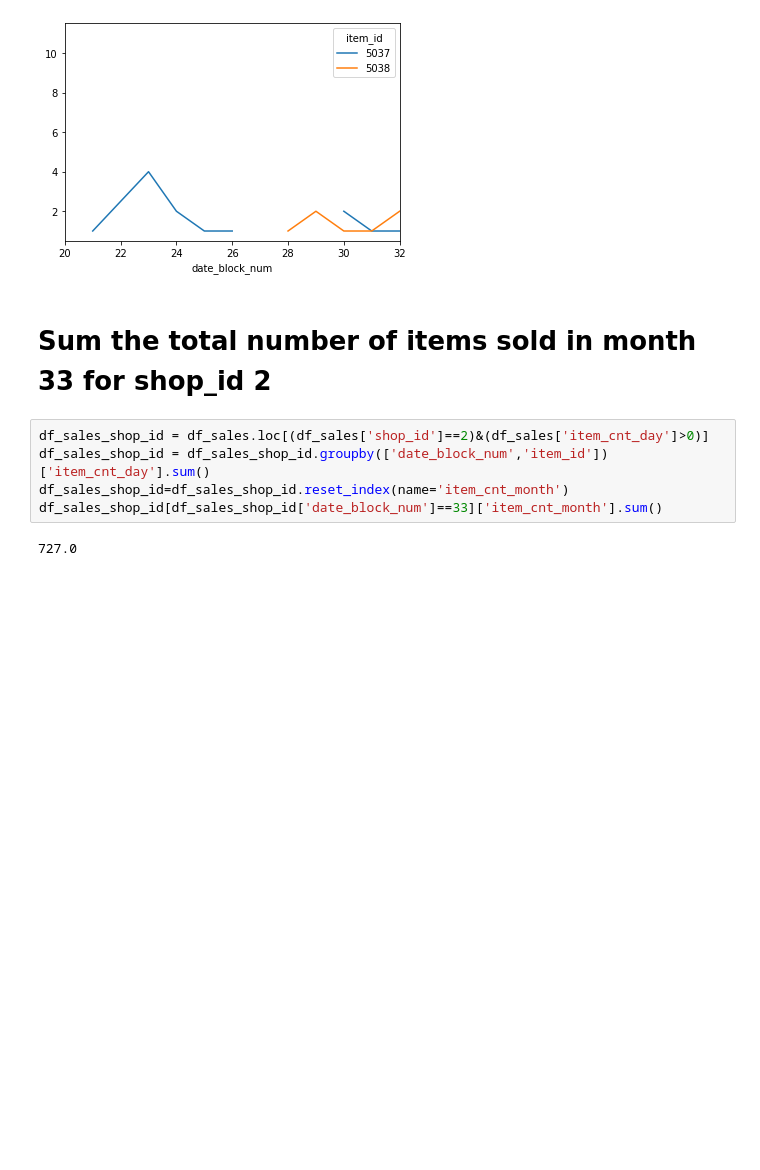
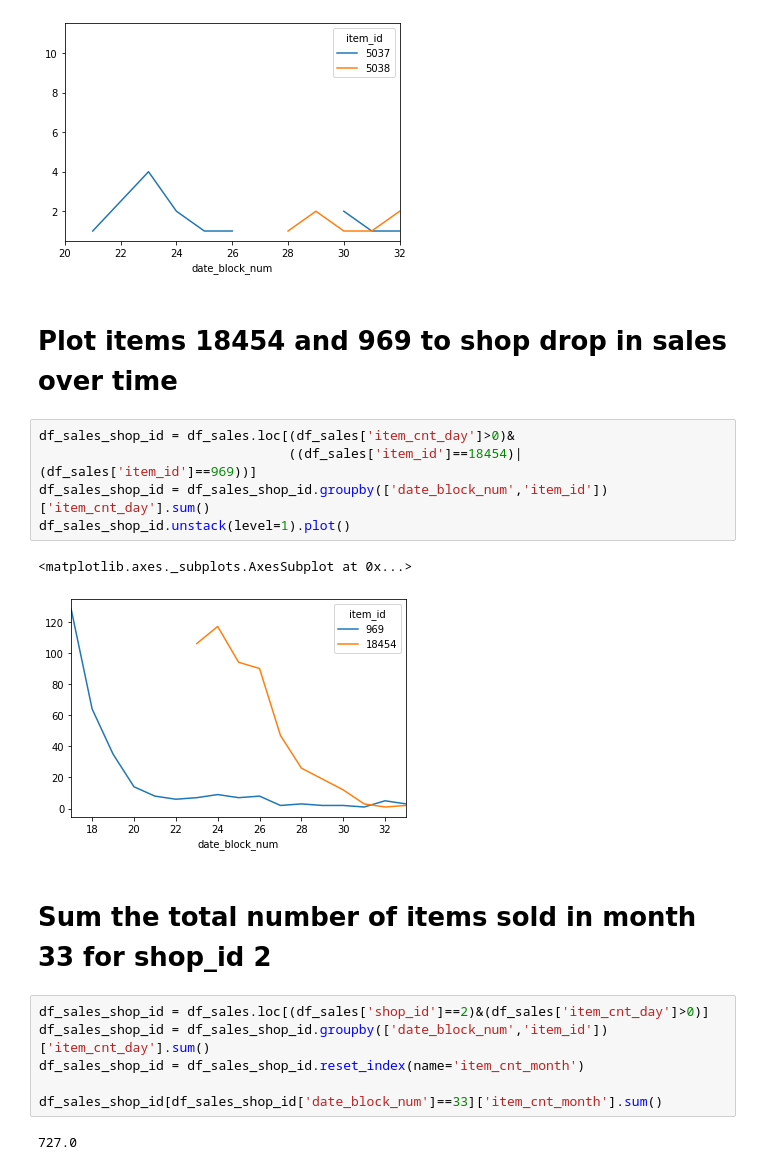
Before and after one commit to much2soft/CEBD1160Project, a Jupyter notebook: Project_ShopId_Items.ipynb, the cells around one changed output. Drawn from its saved outputs; the diff is of its cells as text; blank space fills up the shorter version.

Commit message:
add plots of item_price

```diff
--- a/Project_ShopId_Items.ipynb
+++ b/Project_ShopId_Items.ipynb
@@ -73,12 +73,23 @@ df_sales_shop_id.unstack(level=1).plot()
 # %% [output]
 <matplotlib.axes._subplots.AxesSubplot at 0x...>
 [figure]
+# %% [markdown]
+# Plot items 18454 and 969 to shop drop in sales over time
+# %%
+df_sales_shop_id = df_sales.loc[(df_sales['item_cnt_day']>0)&
+                                ((df_sales['item_id']==18454)|(df_sales['item_id']==969))]
+df_sales_shop_id = df_sales_shop_id.groupby(['date_block_num','item_id'])['item_cnt_day'].sum()
+df_sales_shop_id.unstack(level=1).plot()
+# %% [output]
+<matplotlib.axes._subplots.AxesSubplot at 0x...>
+[figure, added]
 # %% [markdown]
 # Sum the total number of items sold in month 33 for shop_id 2
 # %%
 df_sales_shop_id = df_sales.loc[(df_sales['shop_id']==2)&(df_sales['item_cnt_day']>0)]
 df_sales_shop_id = df_sales_shop_id.groupby(['date_block_num','item_id'])['item_cnt_day'].sum()
-df_sales_shop_id=df_sales_shop_id.reset_index(name='item_cnt_month')
+df_sales_shop_id = df_sales_shop_id.reset_index(name='item_cnt_month')
+
 df_sales_shop_id[df_sales_shop_id['date_block_num']==33]['item_cnt_month'].sum()
 # %% [output]
 727.0
```
Also changed, not shown: parts of 6 cells of this notebook.
